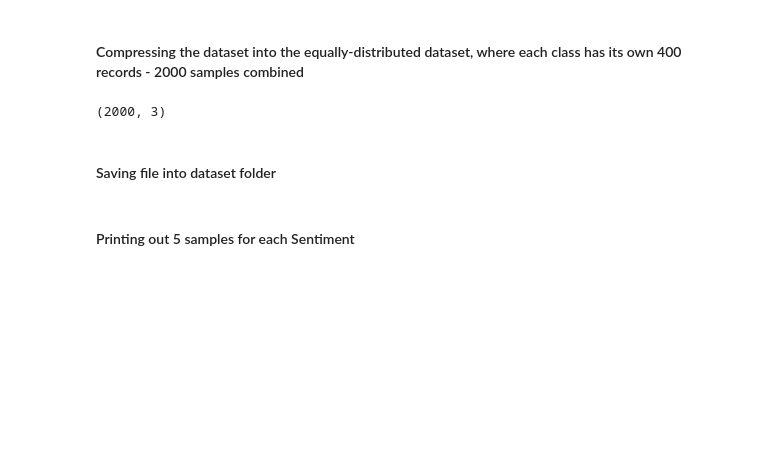
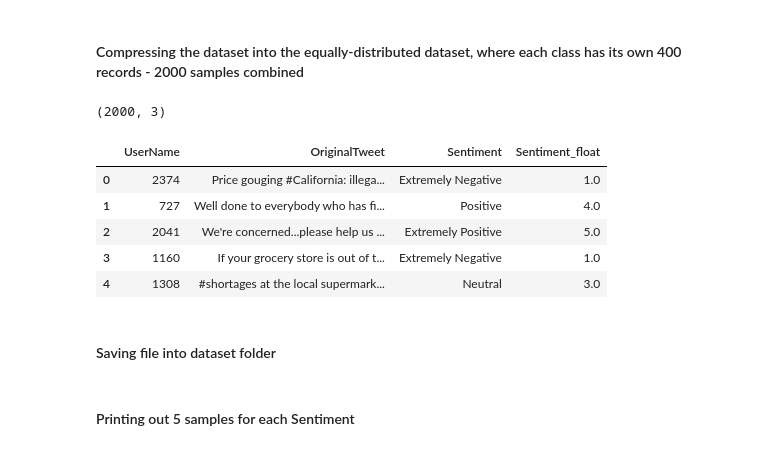
Before and after one commit to MichaelMar21/Evoprompt_project, a Jupyter notebook: COVID_ds_EDA.ipynb, the cells around one changed output. Drawn from its saved outputs; the diff is of its cells as text; code cells hidden in the pictures; blank space fills up the shorter version.

```diff
--- a/COVID_ds_EDA.ipynb
+++ b/COVID_ds_EDA.ipynb
@@ -83,6 +83,26 @@ fig.show()
 equal_distribution_df.shape
 # %% [output]
 (2000, 3)
+# %%
+equal_distribution_df= equal_distribution_df.sample(frac = 1).reset_index(drop = True)
+# %%
+sentiment_mapping = {
+    'Negative': 2,
+    'Neutral': 3,
+    'Positive': 4,
+    'Extremely Negative': 1,
+    'Extremely Positive': 5
+}
+equal_distribution_df['Sentiment_float'] = equal_distribution_df['Sentiment'].map(sentiment_mapping).astype(float)
+#equal_distribution_df.to_csv(path) only to save Sentiment float column
+equal_distribution_df.head()
+# %% [output]
+|  | UserName | OriginalTweet | Sentiment | Sentiment_float |
+| 0 | 2374 | Price gouging #California: illega... | Extremely Negative | 1.0 |
+| 1 | 727 | Well done to everybody who has fi... | Positive | 4.0 |
+| 2 | 2041 | We're concerned...please help us ... | Extremely Positive | 5.0 |
+| 3 | 1160 | If your grocery store is out of t... | Extremely Negative | 1.0 |
+| 4 | 1308 | #shortages at the local supermark... | Neutral | 3.0 |
 # %% [markdown]
 #### Saving file into dataset folder
 # %%
```
Also changed, not shown: parts of 1 cell of this notebook, 29 other files.
